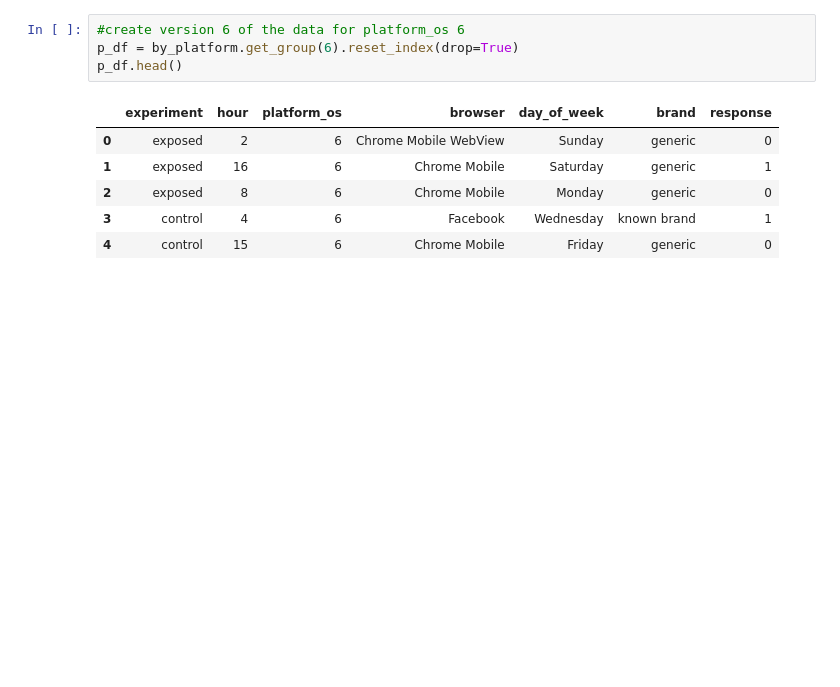
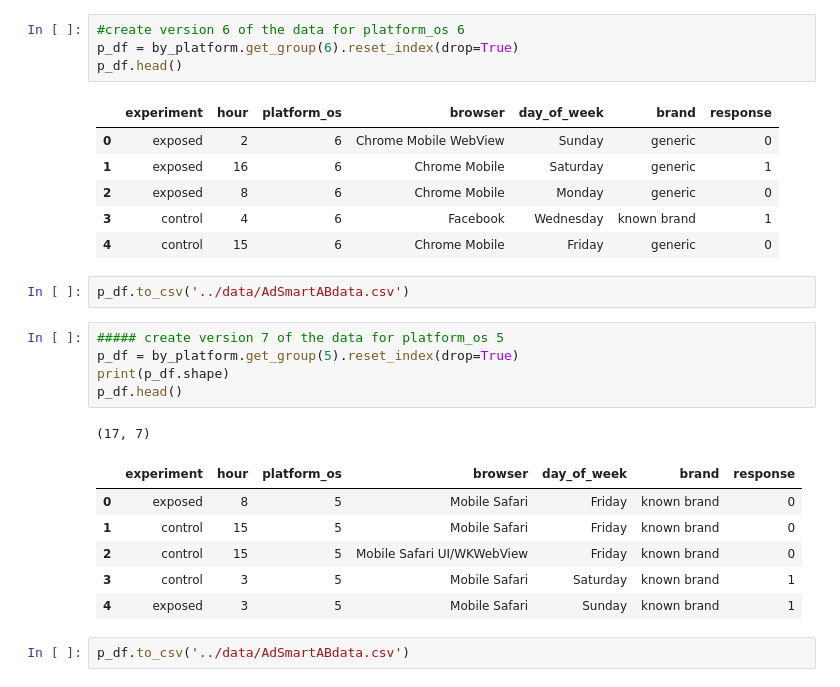
Before and after one commit to wakura-mbuya/abtest-mlops, a Jupyter notebook: notebooks/AD-campaign-split-data.ipynb, the cells around one changed output. Saved outputs shown, nothing was run; the diff lists cells and outputs as text; blank space fills up the shorter version.

Commit message:
grouped the data by platform_os - 5

```diff
--- a/notebooks/AD-campaign-split-data.ipynb
+++ b/notebooks/AD-campaign-split-data.ipynb
@@ -182,3 +182,20 @@ p_df.head()
 | 2 | exposed | 8 | 6 | Chrome Mobile | Monday | generic | 0 |
 | 3 | control | 4 | 6 | Facebook | Wednesday | known brand | 1 |
 | 4 | control | 15 | 6 | Chrome Mobile | Friday | generic | 0 |
+# %%
+p_df.to_csv('../data/AdSmartABdata.csv')
+# %%
+##### create version 7 of the data for platform_os 5
+p_df = by_platform.get_group(5).reset_index(drop=True)
+print(p_df.shape)
+p_df.head()
+# %% [output]
+(17, 7)
+|  | experiment | hour | platform_os | browser | day_of_week | brand | response |
+| 0 | exposed | 8 | 5 | Mobile Safari | Friday | known brand | 0 |
+| 1 | control | 15 | 5 | Mobile Safari | Friday | known brand | 0 |
+| 2 | control | 15 | 5 | Mobile Safari UI/WKWebView | Friday | known brand | 0 |
+| 3 | control | 3 | 5 | Mobile Safari | Saturday | known brand | 1 |
+| 4 | exposed | 3 | 5 | Mobile Safari | Sunday | known brand | 1 |
+# %%
+p_df.to_csv('../data/AdSmartABdata.csv')
```
Also changed, not shown: 1 other file.
